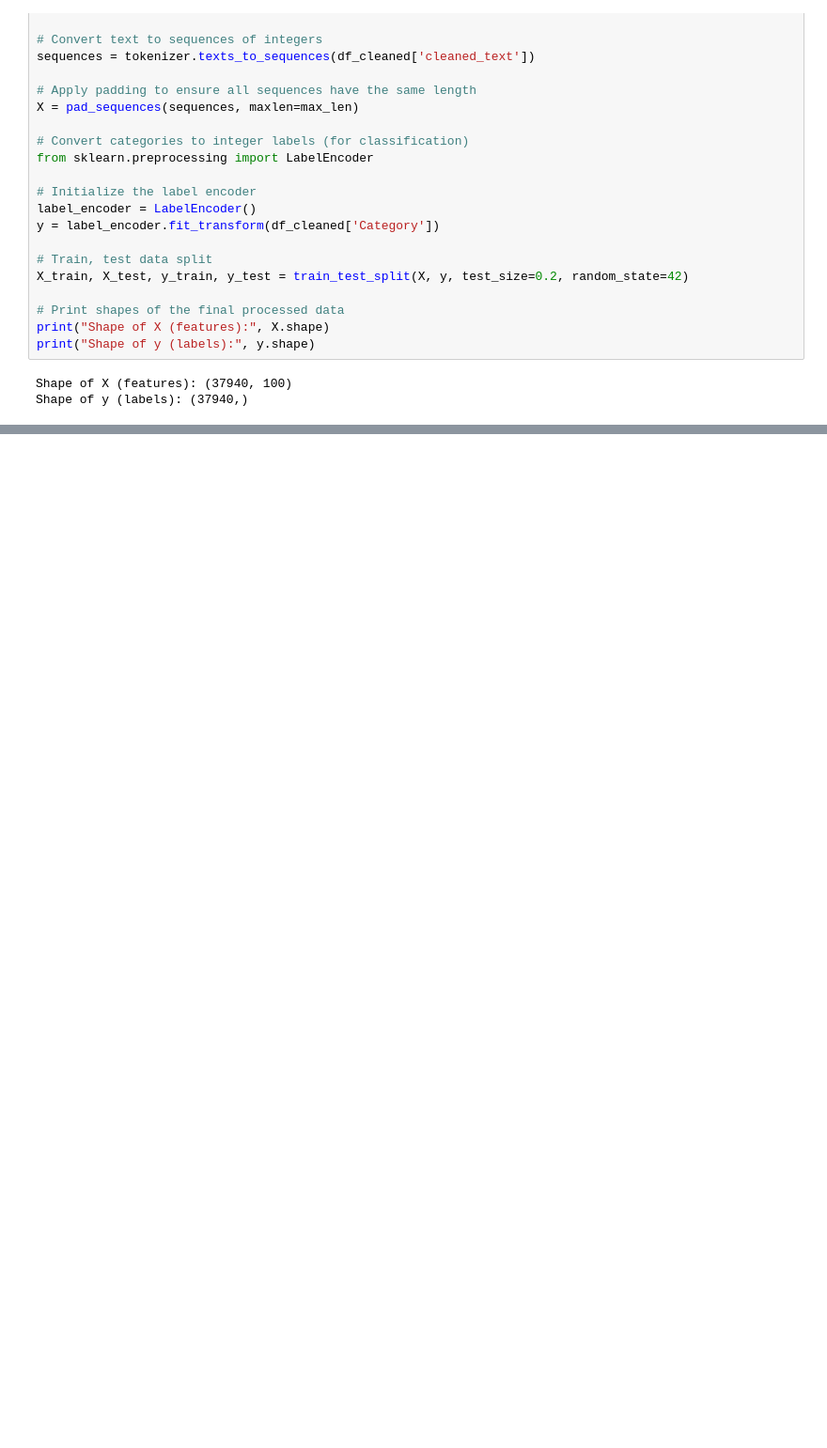
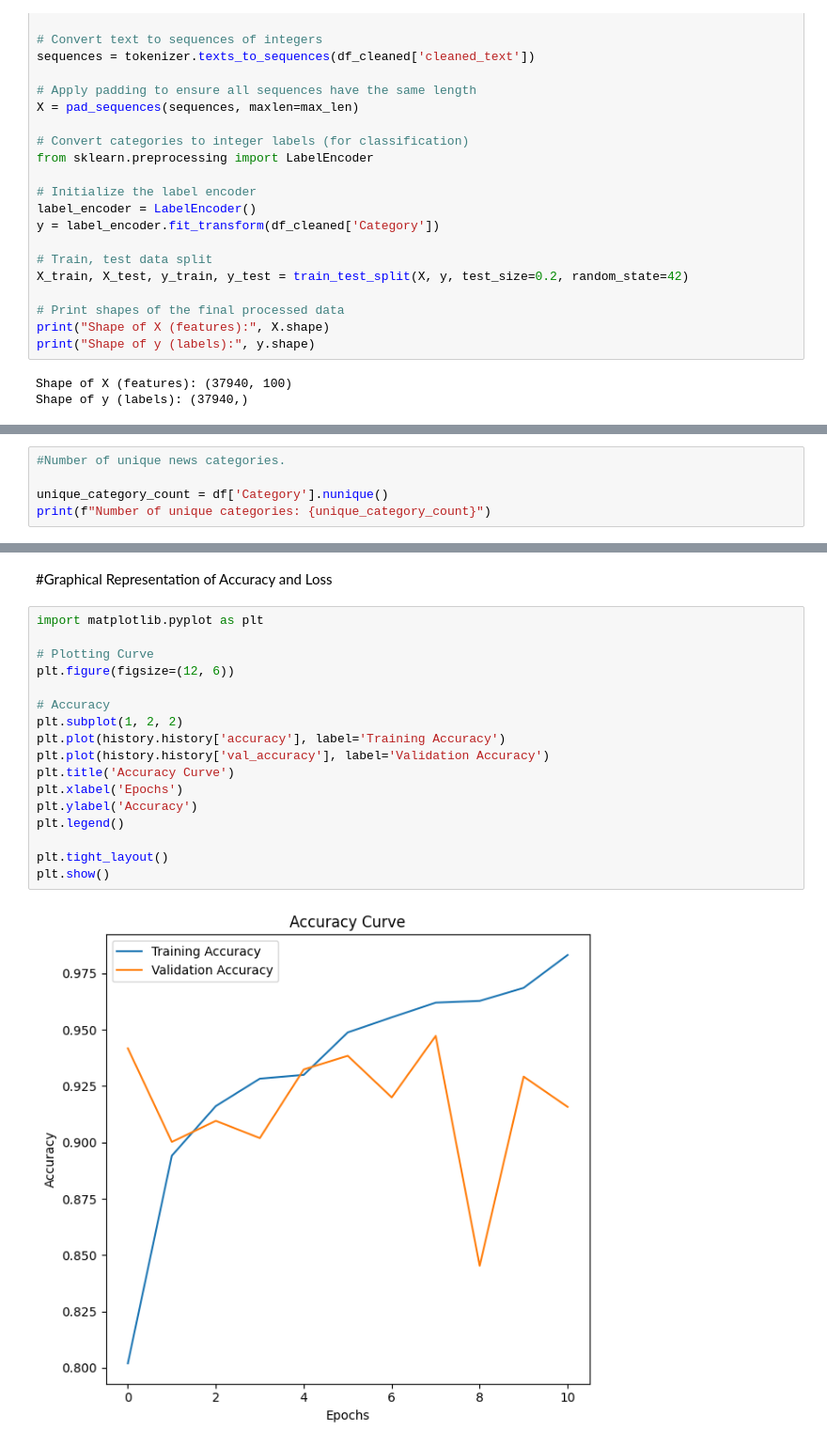
Before and after one commit to SasinduDananjaya/testm, a Jupyter notebook: LSTM3.ipynb, the cells around one changed output, grey strips where cells are left out. Shown at 94% size. Drawn from its saved outputs; the diff is of its cells as text; blank space fills up the shorter version.

```diff
--- a/LSTM3.ipynb
+++ b/LSTM3.ipynb
@@ -216,0 +219,5 @@ Shape of y (labels): (37940,)
+# %%
+#Number of unique news categories.
+
+unique_category_count = df['Category'].nunique()
+print(f"Number of unique categories: {unique_category_count}")
@@ -216,0 +286,21 @@ Shape of y (labels): (37940,)
+# %% [markdown]
+#Graphical Representation of Accuracy and Loss
+# %%
+import matplotlib.pyplot as plt
+
+# Plotting Curve
+plt.figure(figsize=(12, 6))
+
+# Accuracy
+plt.subplot(1, 2, 2)
+plt.plot(history.history['accuracy'], label='Training Accuracy')
+plt.plot(history.history['val_accuracy'], label='Validation Accuracy')
+plt.title('Accuracy Curve')
+plt.xlabel('Epochs')
+plt.ylabel('Accuracy')
+plt.legend()
+
+plt.tight_layout()
+plt.show()
+# %% [output]
+[figure, added]
```
Also changed, not shown: parts of 4 cells of this notebook.
